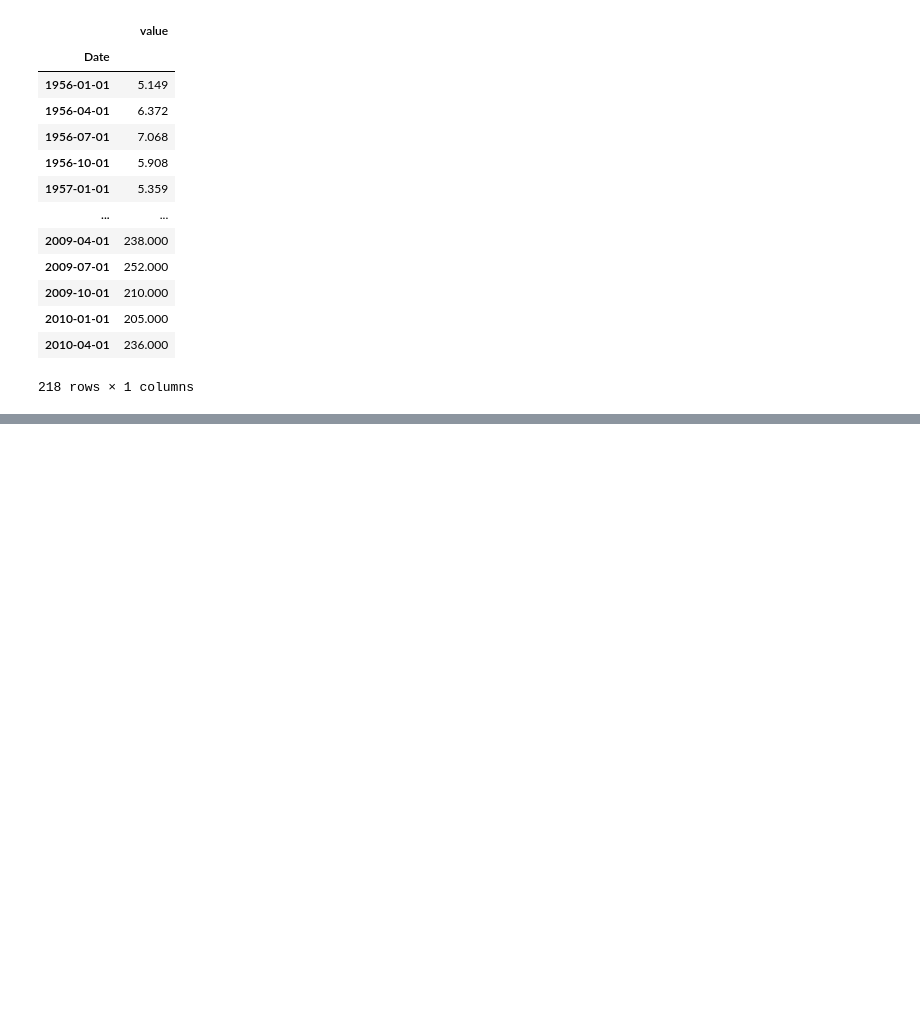
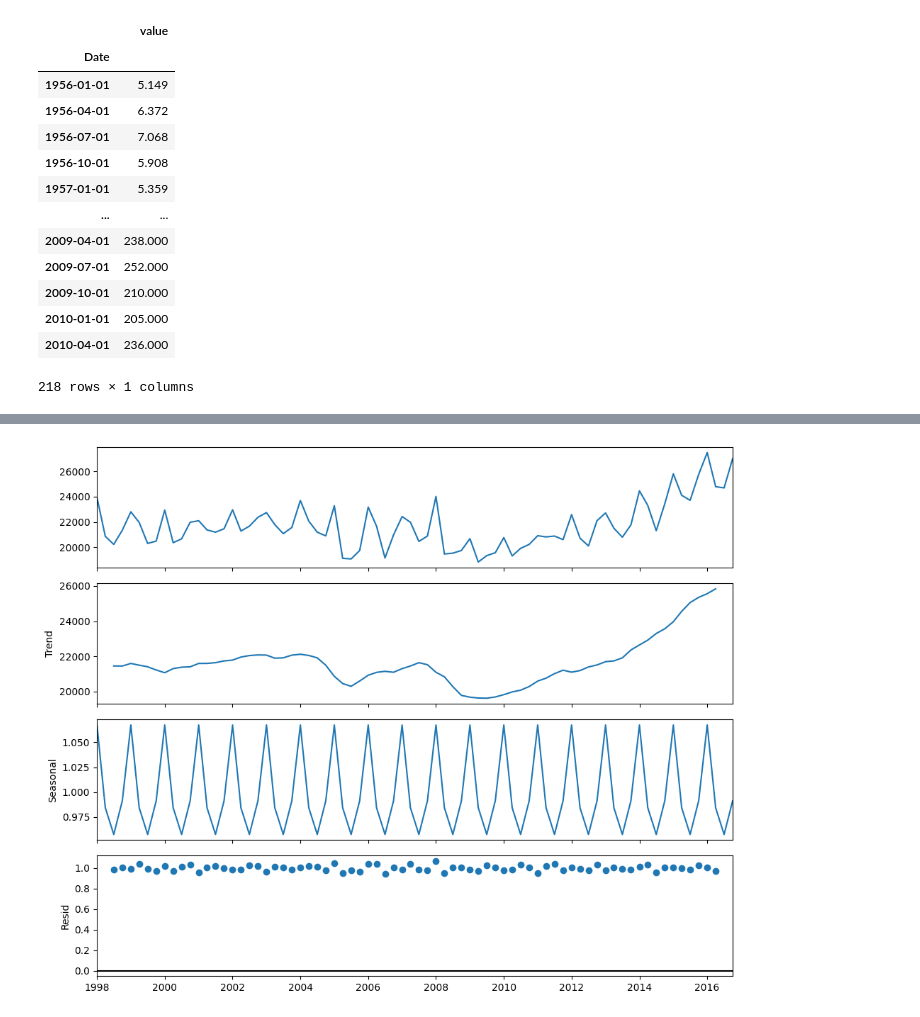
Before and after one commit to omar-m-z-dotcom/time-series-analysis-and-modeling, a Jupyter notebook: Forecasting_Principles_and_Practice/Chapter 5 The forecaster’s toolbox.ipynb, the cells around one changed output, grey strips where cells are left out. Cells and saved outputs as stored; diff of their text form; code cells hidden in the pictures; blank space fills up the shorter version.

```diff
--- a/Forecasting_Principles_and_Practice/Chapter 5 The forecaster’s toolbox.ipynb
+++ b/Forecasting_Principles_and_Practice/Chapter 5 The forecaster’s toolbox.ipynb
@@ -990,0 +997,10 @@ TypeError: Cannot convert expression to float
+# %%
+def parse(x):
+    return datetime.strptime(x, "%Y-%m-%d")
+
+
+df = pd.read_csv("./data/tourism.csv", parse_dates=["Quarter"], date_parser=parse)
+df.drop(["Unnamed: 0", "Region", "State", "Purpose"], axis=1, inplace=True)
+df = df.groupby("Quarter").sum().reset_index().set_index("Quarter")
+df.sort_index(inplace=True)
+df
@@ -990,0 +1538,9 @@ TypeError: Cannot convert expression to float
+# %%
+def parse(x):
+    return datetime.strptime(x, "%Y-%m-%d")
+
+df = pd.read_csv("./data/tourism.csv", parse_dates=["Quarter"], date_parser=parse)
+df.drop(["Unnamed: 0", "Region", "State", "Purpose"], axis=1, inplace=True)
+df = df.groupby("Quarter").sum().reset_index().set_index("Quarter")
+df.sort_index(inplace=True)
+df
@@ -990,0 +1562,5 @@ TypeError: Cannot convert expression to float
+# %%
+res = sm.tsa.seasonal_decompose(df, model="multiplicative", period=4)
+resplot = res.plot()
+# %% [output]
+[figure, added]
```
Also changed, not shown: parts of 26 cells of this notebook.
